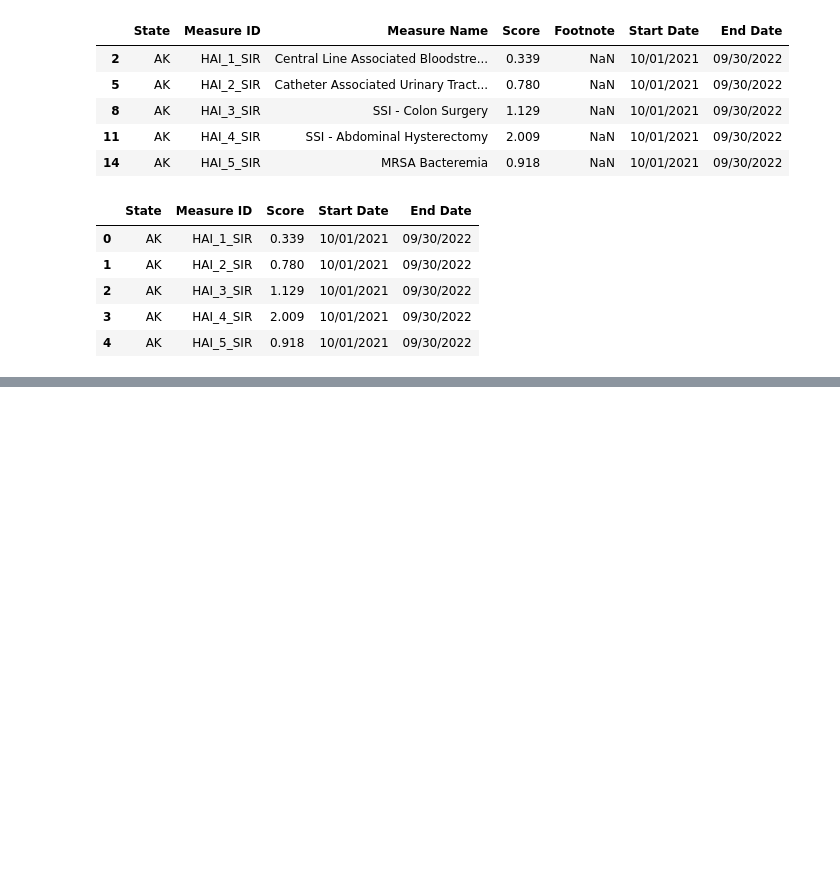
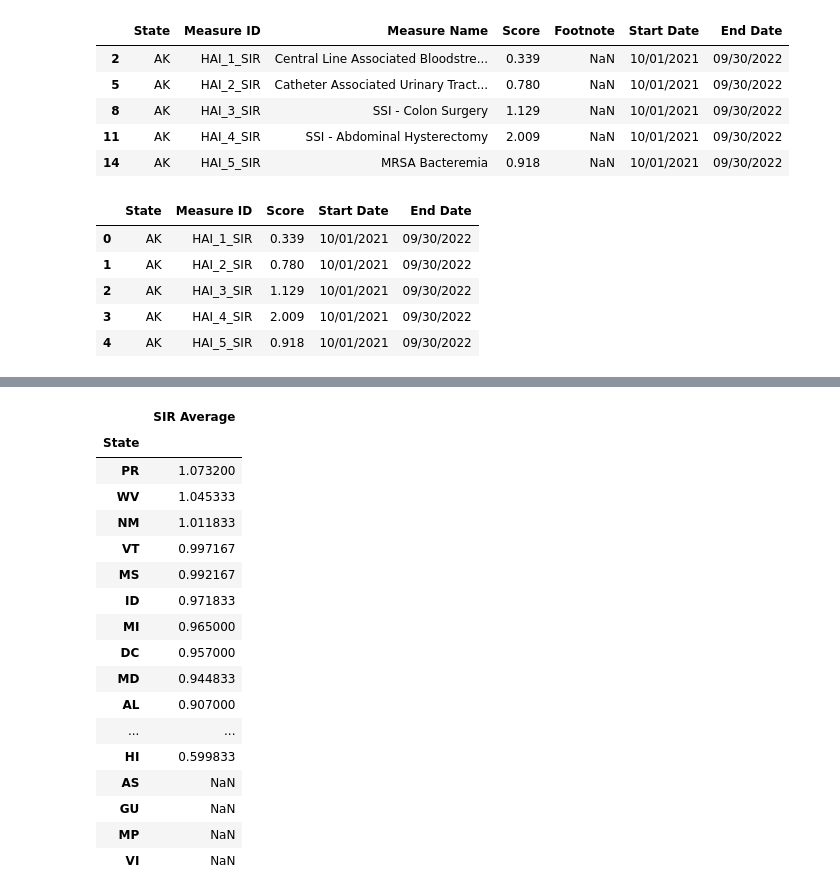
Before and after one commit to vinayvattipally-22/project-1_Group-5, a Jupyter notebook: Healthcare_Associated_Infections-State-clean.ipynb, the cells around one changed output, grey strips where cells are left out. Drawn from its saved outputs; the diff is of its cells as text; code cells hidden in the pictures; blank space fills up the shorter version.

```diff
--- a/Healthcare_Associated_Infections-State-clean.ipynb
+++ b/Healthcare_Associated_Infections-State-clean.ipynb
@@ -79,0 +115,24 @@ grouped_infections.head()
+# %%
+# This SIR value for each state represents the Standard Infection Ratio (SIR) Average for each state.
+# Sort the list by SIR Average
+infections_mean = infections_mean.sort_values(by='SIR Average', ascending=False).set_index('State')
+infections_mean
+# %% [output]
+|  | SIR Average |
+| State |  |
+| PR | 1.073200 |
+| WV | 1.045333 |
+| NM | 1.011833 |
+| VT | 0.997167 |
+| MS | 0.992167 |
+| ID | 0.971833 |
+| MI | 0.965000 |
+| DC | 0.957000 |
+| MD | 0.944833 |
+| AL | 0.907000 |
+| ... | ... |
+| HI | 0.599833 |
+| AS | NaN |
+| GU | NaN |
+| MP | NaN |
+| VI | NaN |
```
Also changed, not shown: parts of 6 cells of this notebook.
